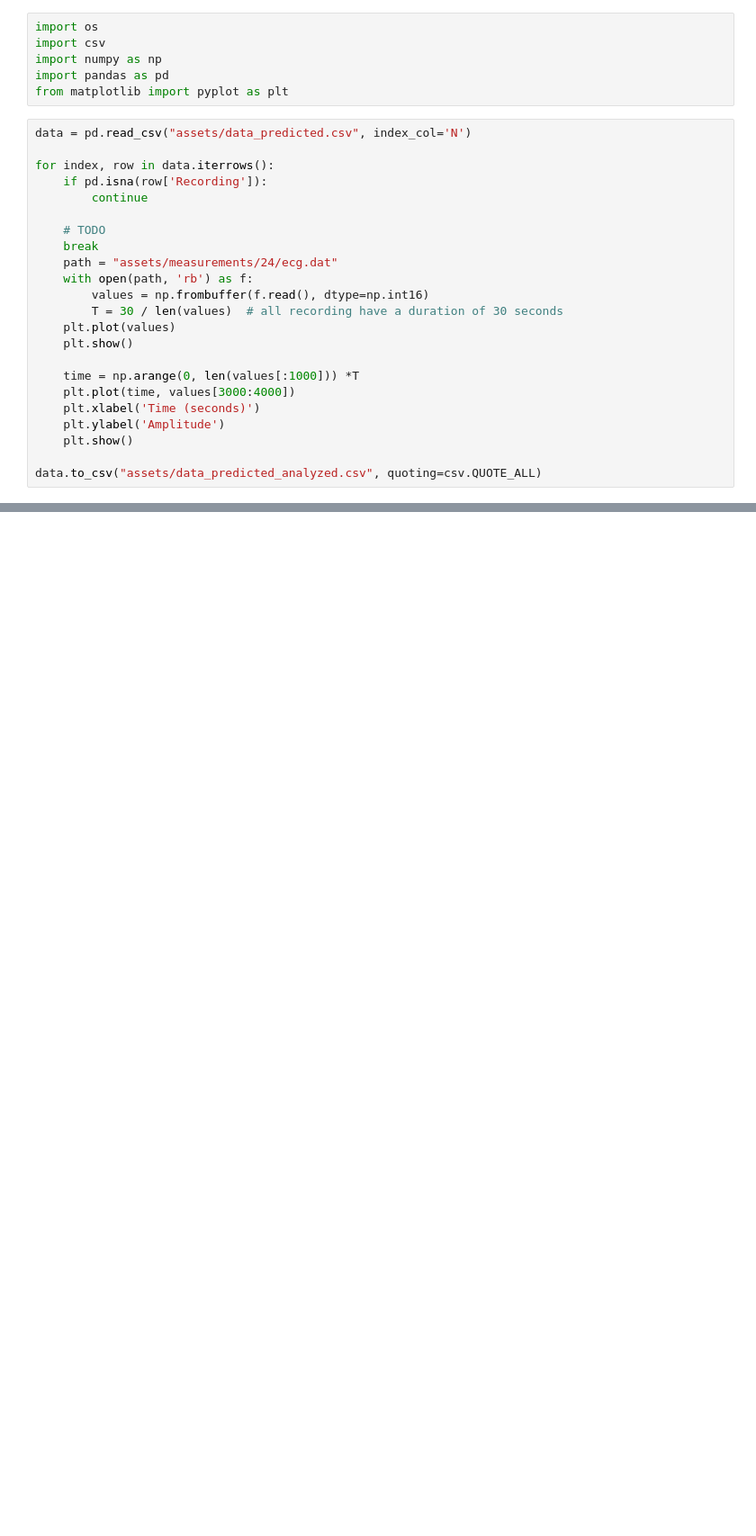
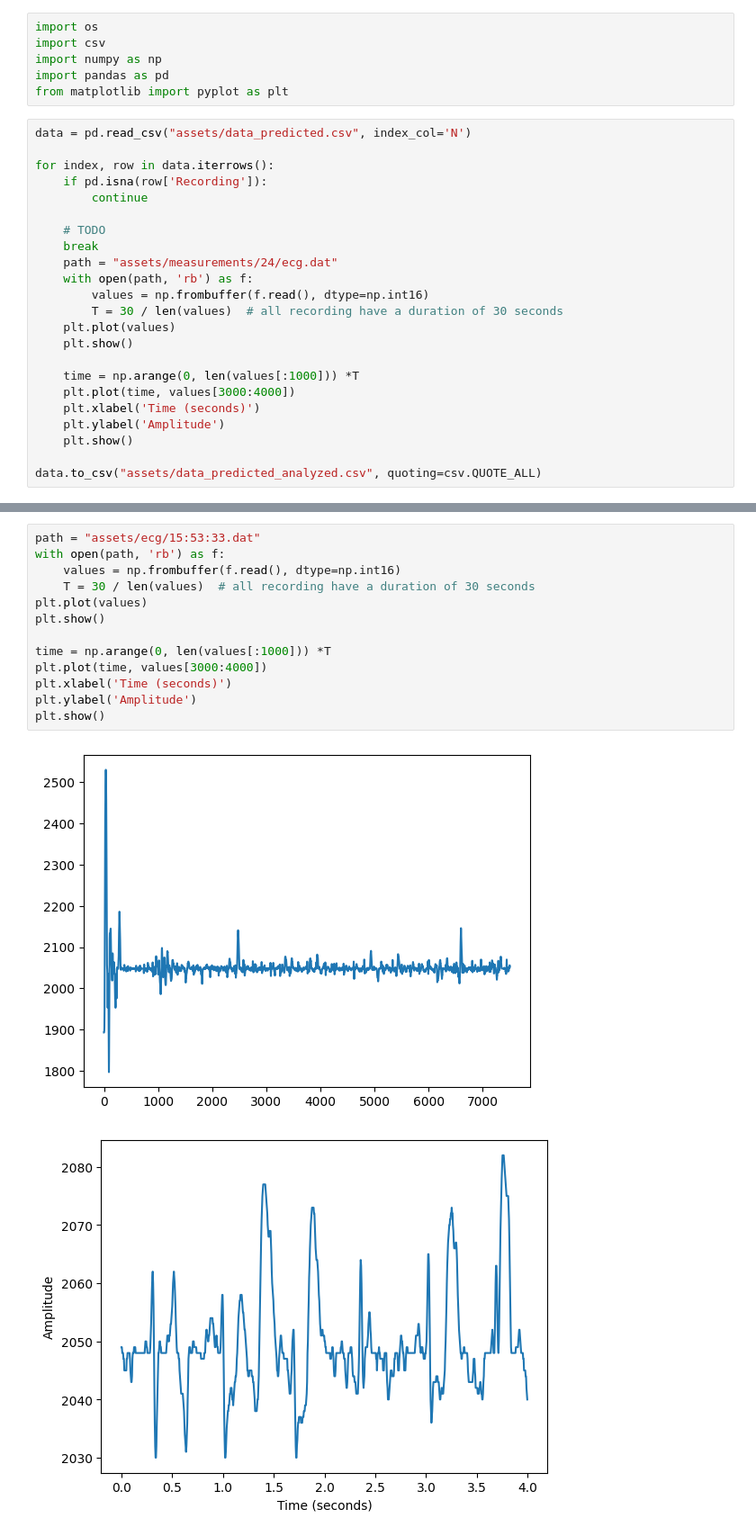
Before and after one commit to LeonardoSanBenitez/heart-rate-from-camera, a Jupyter notebook: 02 - (optional) Read ECG detect HR, analyze wave.ipynb, the cells around one changed output, grey strips where cells are left out. Shown at 90% size. Drawn from its saved outputs; the diff is of its cells as text; blank space fills up the shorter version.

```diff
--- a/02 - (optional) Read ECG detect HR, analyze wave.ipynb
+++ b/02 - (optional) Read ECG detect HR, analyze wave.ipynb
@@ -52,0 +51,16 @@ data
+# %%
+path = "assets/ecg/15:53:33.dat"
+with open(path, 'rb') as f:
+    values = np.frombuffer(f.read(), dtype=np.int16)
+    T = 30 / len(values)  # all recording have a duration of 30 seconds
+plt.plot(values)
+plt.show()
+
+time = np.arange(0, len(values[:1000])) *T
+plt.plot(time, values[3000:4000])
+plt.xlabel('Time (seconds)')
+plt.ylabel('Amplitude')
+plt.show()
+# %% [output]
+[figure, added]
+[figure, added]
```
Also changed, not shown: parts of 2 cells of this notebook, 8 other files.
